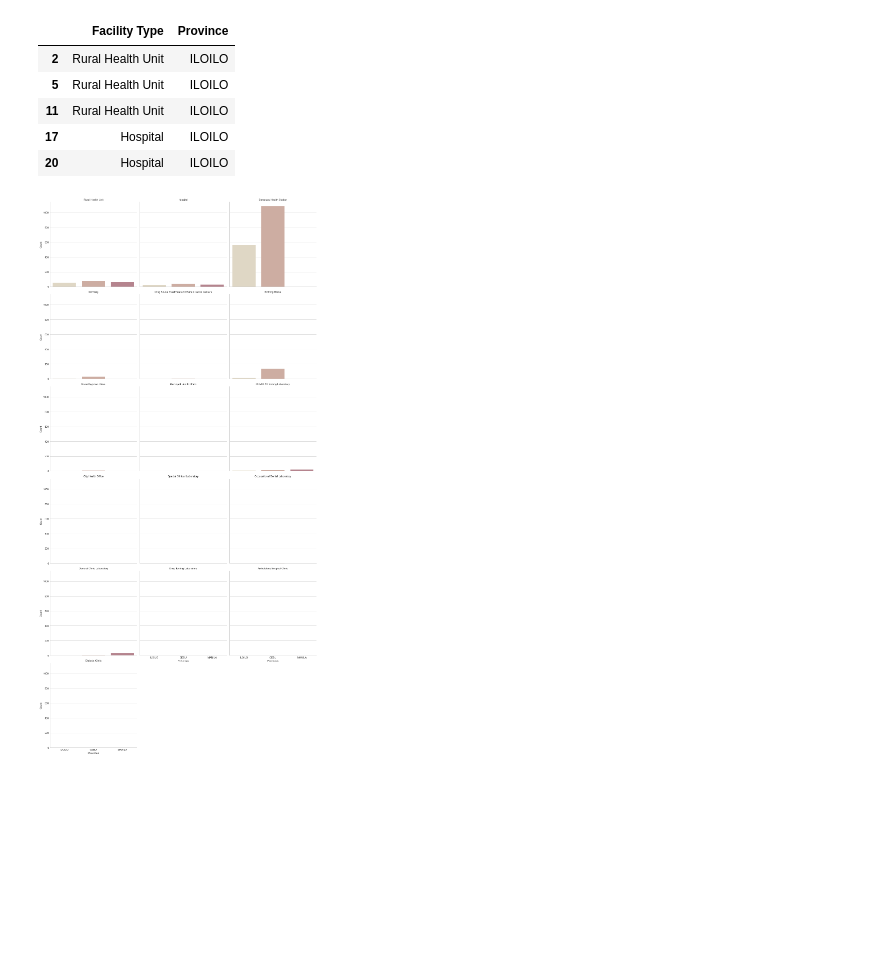
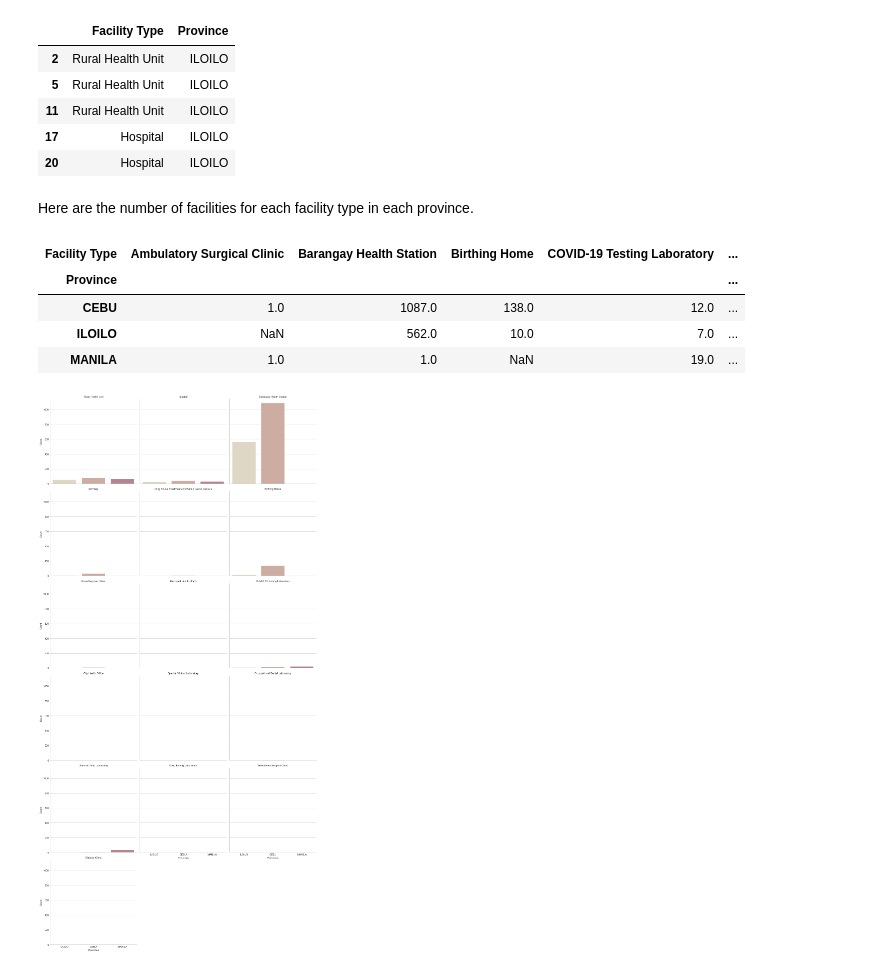
Before and after one commit to theaellengo/datasci-notebooks, a Jupyter notebook: notebooks/02 Health Sites/health-sites.ipynb, the cells around one changed output. Saved outputs shown, nothing was run; the diff lists cells and outputs as text; code cells hidden in the pictures; blank space fills up the shorter version.

```diff
--- a/notebooks/02 Health Sites/health-sites.ipynb
+++ b/notebooks/02 Health Sites/health-sites.ipynb
@@ -141,6 +141,16 @@ bycount.head()
 | 11 | Rural Health Unit | ILOILO |
 | 17 | Hospital | ILOILO |
 | 20 | Hospital | ILOILO |
+# %% [markdown]
+Here are the number of facilities for each facility type in each province.
+# %%
+bycount.groupby('Province')['Facility Type'].value_counts().unstack()
+# %% [output]
+| Facility Type | Ambulatory Surgical Clinic | Barangay Health Station | Birthing Home | COVID-19 Testing Laboratory | ... |
+| Province |  |  |  |  | ... |
+| CEBU | 1.0 | 1087.0 | 138.0 | 12.0 | ... |
+| ILOILO | NaN | 562.0 | 10.0 | 7.0 | ... |
+| MANILA | 1.0 | 1.0 | NaN | 19.0 | ... |
 # %%
 g = sns.catplot(x='Province', col='Facility Type', col_wrap=3, data=bycount,
                 kind='count', height=5, palette=sns.color_palette("ch:s=-.2,r=.6"))
```
Also changed, not shown: parts of 1 cell of this notebook.
